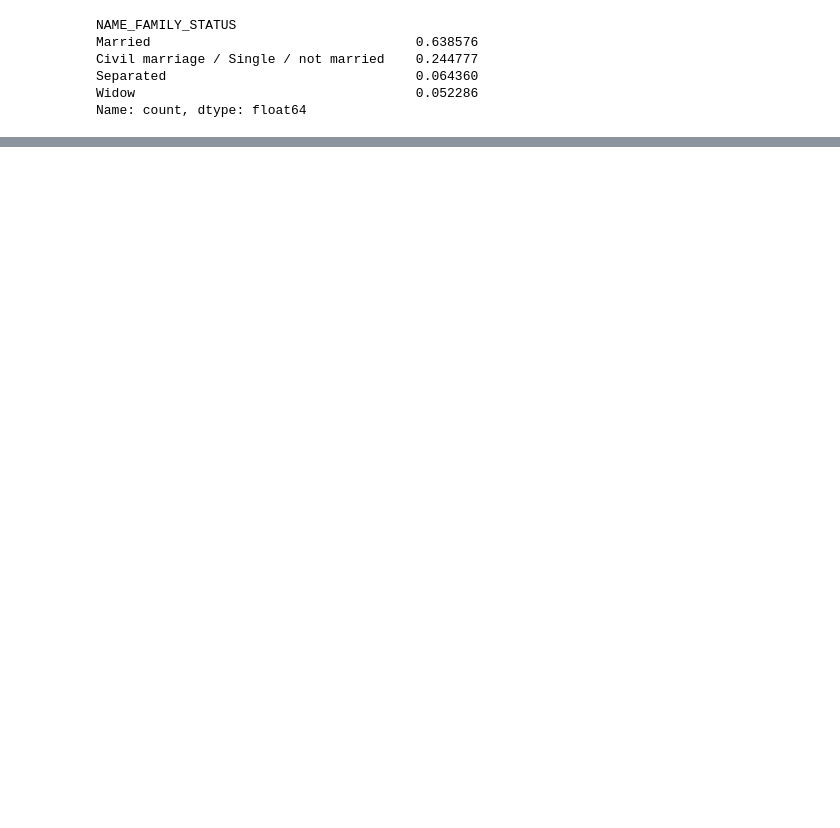
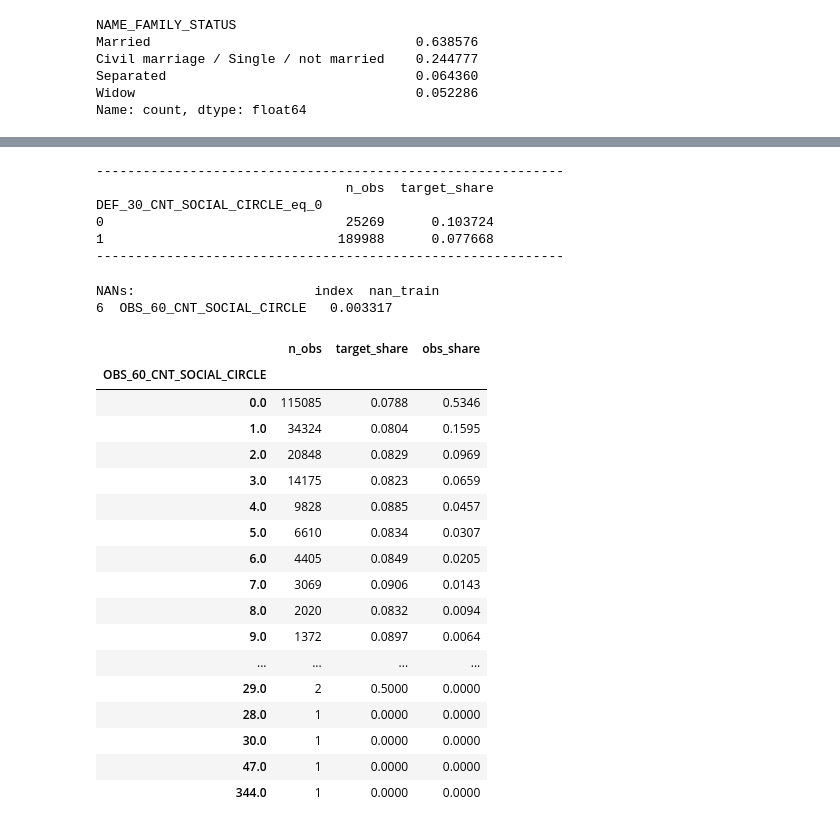
Before and after one commit to alek-ds/home-credit-default-risk-ak, a Jupyter notebook: notebooks/preprocessing/app_preprocessing_logistic_reg.ipynb, the cells around one changed output, grey strips where cells are left out. Saved outputs shown, nothing was run; the diff lists cells and outputs as text; code cells hidden in the pictures; blank space fills up the shorter version.

```diff
--- a/notebooks/preprocessing/app_preprocessing_logistic_reg.ipynb
+++ b/notebooks/preprocessing/app_preprocessing_logistic_reg.ipynb
@@ -507,0 +826,53 @@ df_train2_2
+# %%
+df_train3_1['DEF_30_CNT_SOCIAL_CIRCLE_eq_0'] = np.where(
+    df_train3_1['DEF_30_CNT_SOCIAL_CIRCLE'] == 0,
+    1,
+    0
+)
+
+df_valid3_1['DEF_30_CNT_SOCIAL_CIRCLE_eq_0'] = np.where(
+    df_valid3_1['DEF_30_CNT_SOCIAL_CIRCLE'].isin([0,1]),
+    1,
+    0
+)
+
+df_train3_1 = df_train3_1.drop(columns=['DEF_30_CNT_SOCIAL_CIRCLE'])
+df_valid3_1 = df_valid3_1.drop(columns=['DEF_30_CNT_SOCIAL_CIRCLE'])
+
+print('-'*60)
+print(df_train3_1[['DEF_30_CNT_SOCIAL_CIRCLE_eq_0', 'TARGET']].groupby('DEF_30_CNT_SOCIAL_CIRCLE_eq_0').agg(
+            n_obs = ('DEF_30_CNT_SOCIAL_CIRCLE_eq_0', 'count'),
+            target_share = ('TARGET', 'mean')
+    ))
+print('-'*60)
+# %% [output]
+------------------------------------------------------------
+                                n_obs  target_share
+DEF_30_CNT_SOCIAL_CIRCLE_eq_0
+0                               25269      0.103724
+1                              189988      0.077668
+------------------------------------------------------------
+# %%
+print(f"NANs: {df_train3_1_nans[df_train3_1_nans['index'] == 'OBS_60_CNT_SOCIAL_CIRCLE']}")
+discrete_summaries['OBS_60_CNT_SOCIAL_CIRCLE']
+# %% [output]
+NANs:                       index  nan_train
+6  OBS_60_CNT_SOCIAL_CIRCLE   0.003317
+|  | n_obs | target_share | obs_share |
+| OBS_60_CNT_SOCIAL_CIRCLE |  |  |  |
+| 0.0 | 115085 | 0.0788 | 0.5346 |
+| 1.0 | 34324 | 0.0804 | 0.1595 |
+| 2.0 | 20848 | 0.0829 | 0.0969 |
+| 3.0 | 14175 | 0.0823 | 0.0659 |
+| 4.0 | 9828 | 0.0885 | 0.0457 |
+| 5.0 | 6610 | 0.0834 | 0.0307 |
+| 6.0 | 4405 | 0.0849 | 0.0205 |
+| 7.0 | 3069 | 0.0906 | 0.0143 |
+| 8.0 | 2020 | 0.0832 | 0.0094 |
+| 9.0 | 1372 | 0.0897 | 0.0064 |
+| ... | ... | ... | ... |
+| 29.0 | 2 | 0.5000 | 0.0000 |
+| 28.0 | 1 | 0.0000 | 0.0000 |
+| 30.0 | 1 | 0.0000 | 0.0000 |
+| 47.0 | 1 | 0.0000 | 0.0000 |
+| 344.0 | 1 | 0.0000 | 0.0000 |
```
Also changed, not shown: parts of 52 cells of this notebook.
